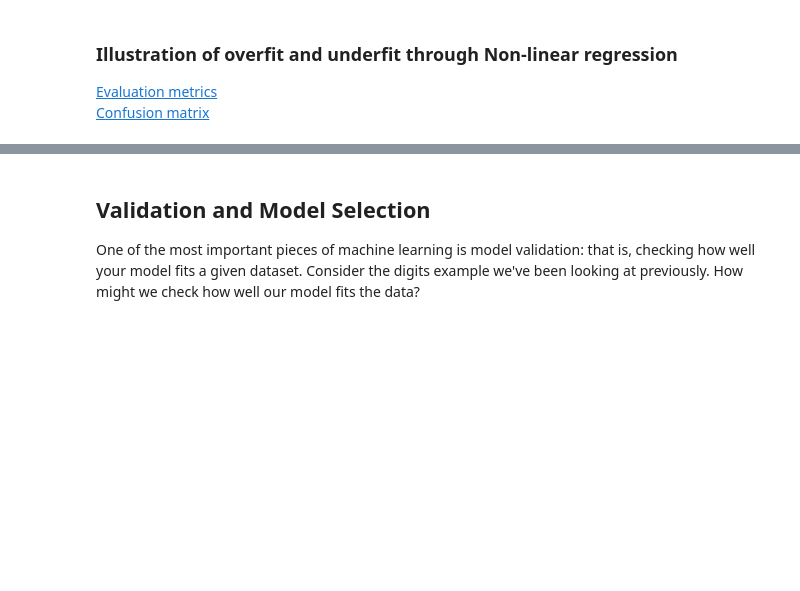
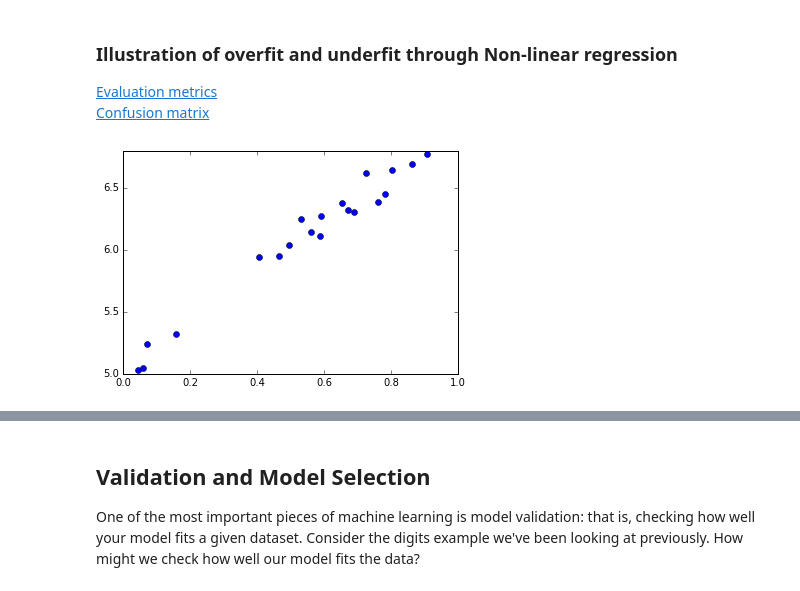
Before and after one commit to nikhilalmeida/ml-class, a Jupyter notebook: lecture material/ML_tutorial_week3.ipynb, the cells around one changed output, grey strips where cells are left out. Cells and saved outputs as stored; diff of their text form; code cells hidden in the pictures; blank space fills up the shorter version.

```diff
--- a/lecture material/ML_tutorial_week3.ipynb
+++ b/lecture material/ML_tutorial_week3.ipynb
@@ -52,13 +69,15 @@ A model is said to **overfit** if it does not **generalizes** well for unknown d
 # %%
 from sklearn import metrics
 
 X_nonlinear_train = np.random.random(size=(20, 1))
-Y_nonlinear_train = 2 * X_nonlinear_train.squeeze() + 5 + 0.1*np.random.random(20)
+Y_nonlinear_train = 2 * X_nonlinear_train.squeeze() + 5 + 0.1*np.random.randn(20)
 
 ## We will use 20 points as training data and the rest 10 points as test data
 X_nonlinear_test = np.ones((10,1)) + np.random.random(size=(10,1))
 Y_nonlinear_test = 2 * X_nonlinear_test.squeeze() + 5 + 0.1*np.random.random(10)
 plt.plot(X_nonlinear_train, Y_nonlinear_train,'o');
+# %% [output]
+[figure, added]
 # %%
 lin_model = linear_model.LinearRegression()
 lin_model.fit(X_nonlinear_train, Y_nonlinear_train)
```
Also changed, not shown: parts of 12 cells of this notebook, 9 other files.
